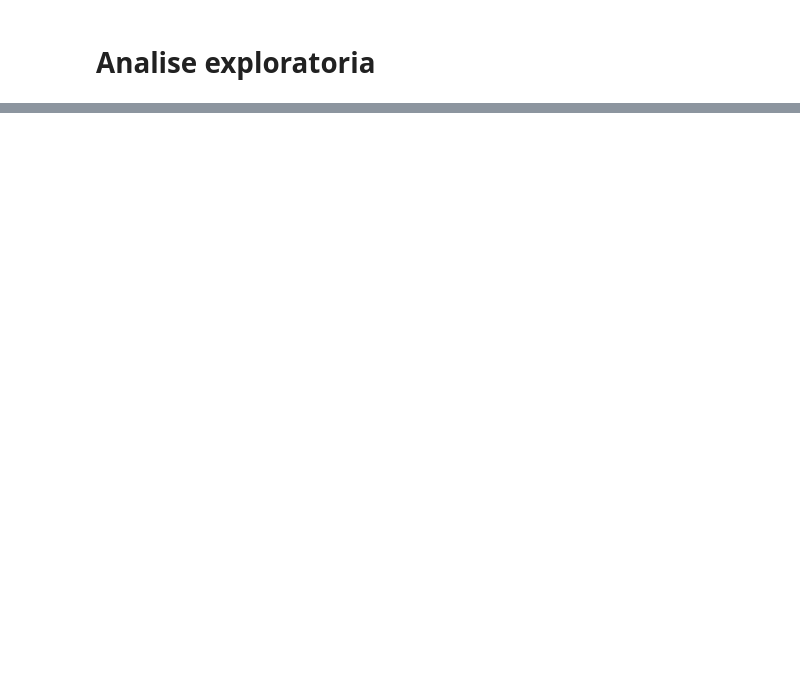
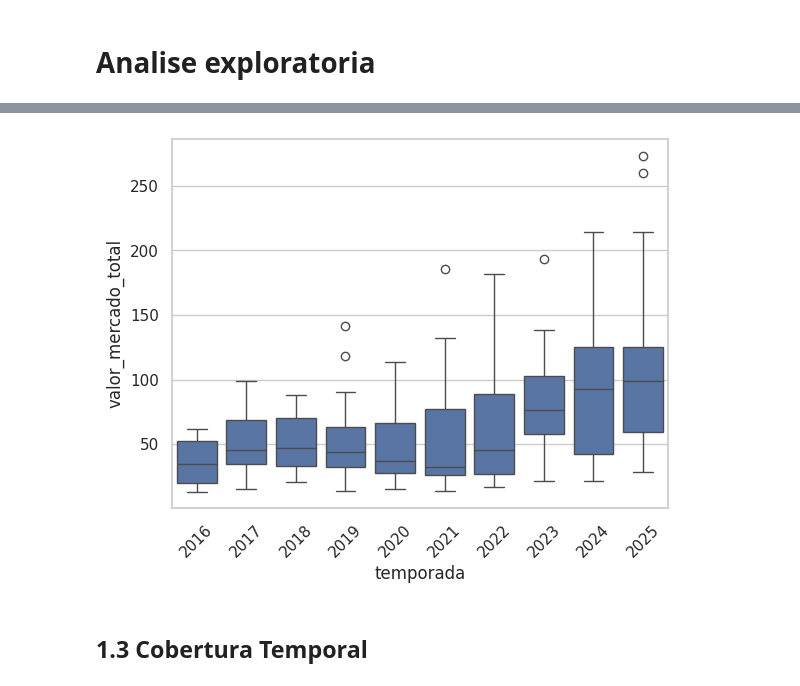
Before and after one commit to Willian-Fagundes/moneyball-brasileirao, a Jupyter notebook: scripts/eda.ipynb, the cells around one changed output, grey strips where cells are left out. Cells and saved outputs as stored; diff of their text form; code cells hidden in the pictures; blank space fills up the shorter version.

```diff
--- a/scripts/eda.ipynb
+++ b/scripts/eda.ipynb
@@ -8,15 +8,3 @@ import matplotlib.pyplot as plt
 import seaborn as sns
 # %%
 conn = sqlite3.connect('/workspaces/moneyball-brasileirao/databases/brasileirao.db')
-# %%
-query = '''
-    SELECT i.clube, i.valor_inicio, i.numero_jogadores_inicio,
-    f.valor_final, f.numero_jogadores_final,
-    g.media_idade, g.estrangeiros, g.media_valor_mercado_,
-    c.rowid AS posicao_final
-    FROM inicio_ano as i
-    JOIN fim_ano as f ON i.clube = f.clube
-    JOIN geral as g ON i.clube = g.clube
-    JOIN classificacao_final as c ON i.clube = c.clube
-    ORDER BY c.rowid, i.valor_inicio, i.clube  DESC
-'''
@@ -237,0 +168,10 @@ plt.show()
+# %%
+df['log_valor_mercado_total'] = np.log1p(df['valor_mercado_total'])
+# %%
+sns.boxplot(x='temporada', y='valor_mercado_total', data=df)
+plt.xticks(rotation=45)
+plt.show()
+# %% [output]
+[figure, added]
+# %% [markdown]
+## 1.3 Cobertura Temporal
```
Also changed, not shown: parts of 64 cells of this notebook, 29 other files.
